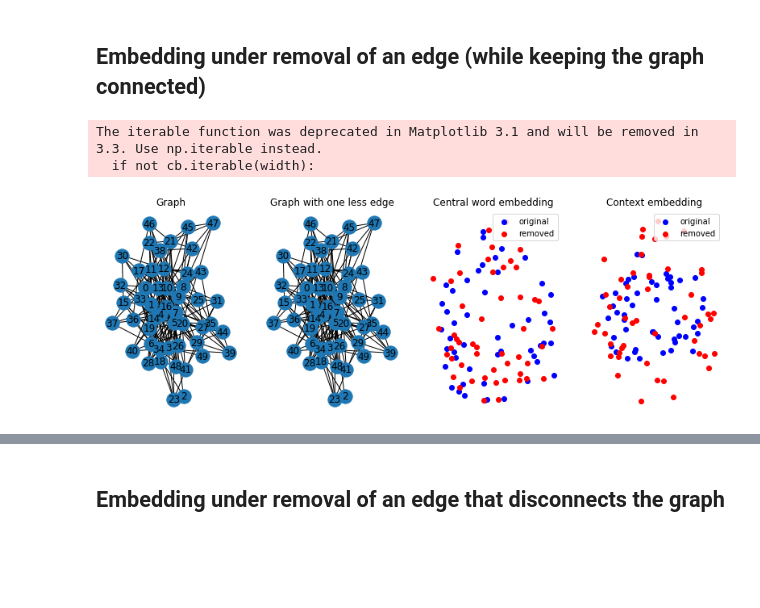
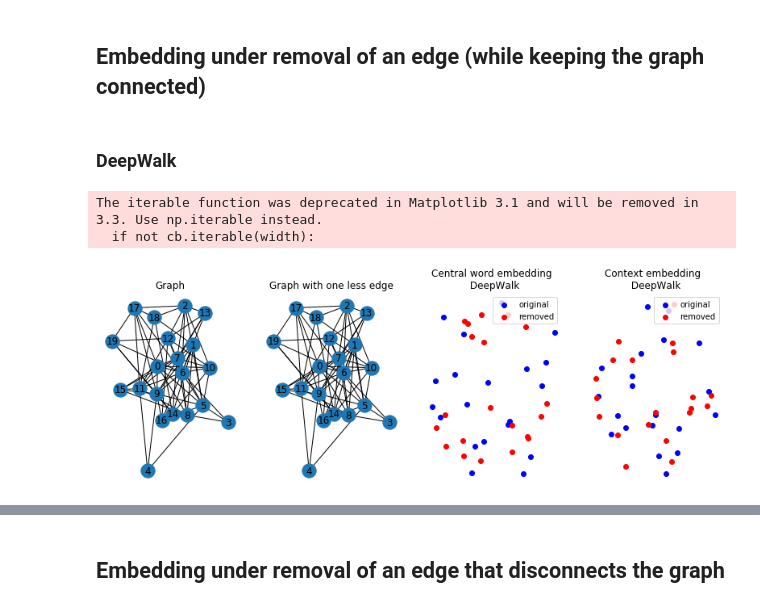
Before and after one commit to sauxpa/graph_embedding, a Jupyter notebook: deep_walk_continuity_bridge_removal.ipynb, the cells around one changed output, grey strips where cells are left out. Saved outputs shown, nothing was run; the diff lists cells and outputs as text; code cells hidden in the pictures; blank space fills up the shorter version.

```diff
--- a/deep_walk_continuity_bridge_removal.ipynb
+++ b/deep_walk_continuity_bridge_removal.ipynb
@@ -11,13 +11,13 @@ from sklearn.decomposition import PCA
 
 from graph_embedding_continuity import *
 # %%
-N = 50
+N = 20
 # Barabasi-Albert parameter
 m = 5
 # number of edge(s) to remove
 k_remove = 1
 
-N_TRAIN = 50
+N_TRAIN = 100
 EMBEDDING_SIZE = 4
 WALK_LENGTH = 10
 WINDOW_SIZE = 2
@@ -30,17 +43,6 @@ USE_CUDA = False
+# %% [markdown]
+### DeepWalk
 # %%
-# generate a random graph
-G = nx.barabasi_albert_graph(N, m)
-
-# add some random weights on each edge
-for u, v, d in G.edges(data=True):
-    d['weight'] = np.random.rand()
-
-# save layout
-pos = nx.spring_layout(G)
-
-# create a new graph with one edge randomly removed
-G_removed = remove_random_edges(G, k=k_remove, in_place=False)
-
 emb_word, emb_context = deepwalk_embedding(G,
                                            k=EMBEDDING_SIZE,
                                            n_train=N_TRAIN,
@@ -70,33 +72,33 @@ emb_removed_context = pca.fit_transform(emb_removed_context.cpu())
 # plot the graph
 fig, axes = plt.subplots(figsize=(11,4), nrows=1, ncols=4)
 
 ax = axes[0]
 nx.draw_networkx(G, pos = pos, ax=ax)
 ax.set_title('Graph')
 ax.axis('off')
 
 ax = axes[1]
 nx.draw_networkx(G_removed, pos = pos, ax=ax)
 ax.set_title('Graph with one less edge')
 ax.axis('off')
 
 ax = axes[2]
 ax.scatter(emb_word[:, 0], emb_word[:, 1], label='original', color='b')
 ax.scatter(emb_removed_word[:, 0], emb_removed_word[:, 1], label='removed', color='r')
-ax.set_title('Central word embedding')
+ax.set_title('Central word embedding \n DeepWalk')
 ax.legend(loc='upper right')
 ax.axis('off')
 
 ax = axes[3]
 ax.scatter(emb_context[:, 0], emb_context[:, 1], label='original', color='b')
 ax.scatter(emb_removed_context[:, 0], emb_removed_context[:, 1], label='removed', color='r')
-ax.set_title('Context embedding')
+ax.set_title('Context embedding \n DeepWalk')
 ax.legend(loc='upper right')
 ax.axis('off')
 
 plt.tight_layout()
 plt.show()
 # %% [output]
 The iterable function was deprecated in Matplotlib 3.1 and will be removed in 3.3. Use np.iterable instead.
   if not cb.iterable(width):
-[figure, old version]
+[figure, new version]
```
Also changed, not shown: parts of 13 cells of this notebook.
